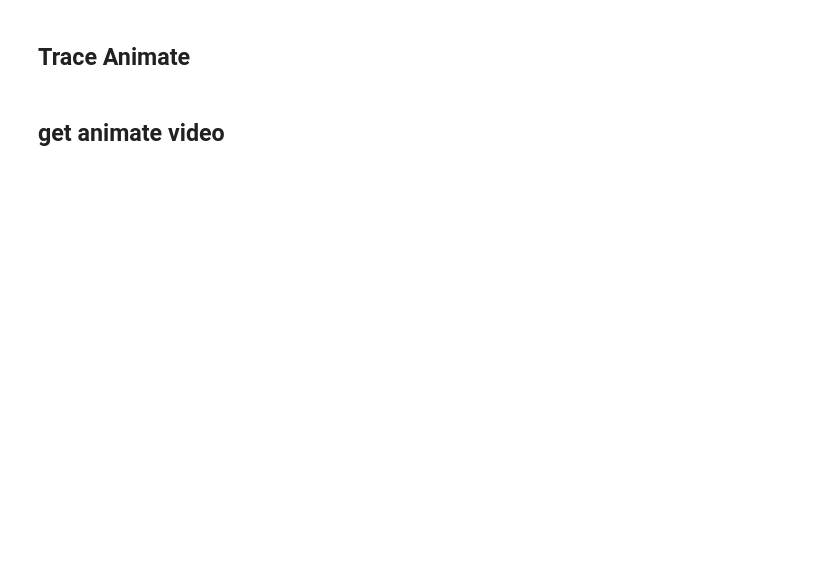
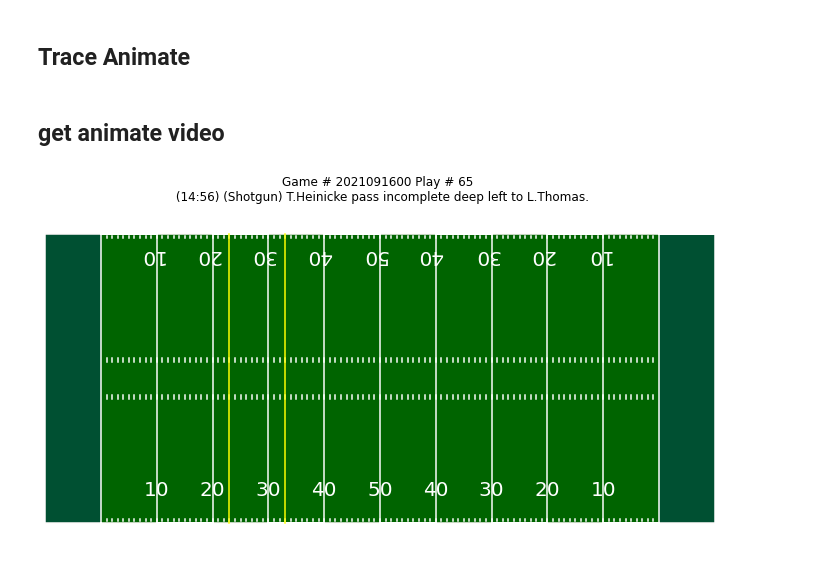
Before and after one commit to teddy960370/DeepLearningFinalProject, a Jupyter notebook: finalproject.ipynb, the cells around one changed output. Cells and saved outputs as stored; diff of their text form; code cells hidden in the pictures; blank space fills up the shorter version.

Commit message:
merge last data preprocessing and model code

```diff
--- a/finalproject.ipynb
+++ b/finalproject.ipynb
@@ -463,12 +597,7 @@ def calculate_dx_dy_arrow(x, y, angle, speed, multiplier):
 
 
 def animate_player_movement(weekNumber, playId, gameId):
-    path = './data/'
-
-    if(environment == 'kaggle'):
-        path = '/kaggle/input'
-    elif (environment == 'client'):
-        path = './data/'
+    path = '/kaggle/input/nfl-big-data-bowl-2023/'
 
     weekData = pd.read_csv(path + 'week' + str(weekNumber) + '.csv')
     playData = pd.read_csv(path + 'plays.csv')
@@ -585,7 +714,9 @@ def animate_player_movement(weekNumber, playId, gameId):
 # %%
 # video create
 gameID = 2021091600
 playID = 65
 weekNum = 2
 video = animate_player_movement(weekNum,playID,gameID)
-video.save(path + 'video.mp4')
+video.save('/kaggle/working/video.mp4')
+# %% [output]
+[figure, added]
```
Also changed, not shown: parts of 25 cells of this notebook.
